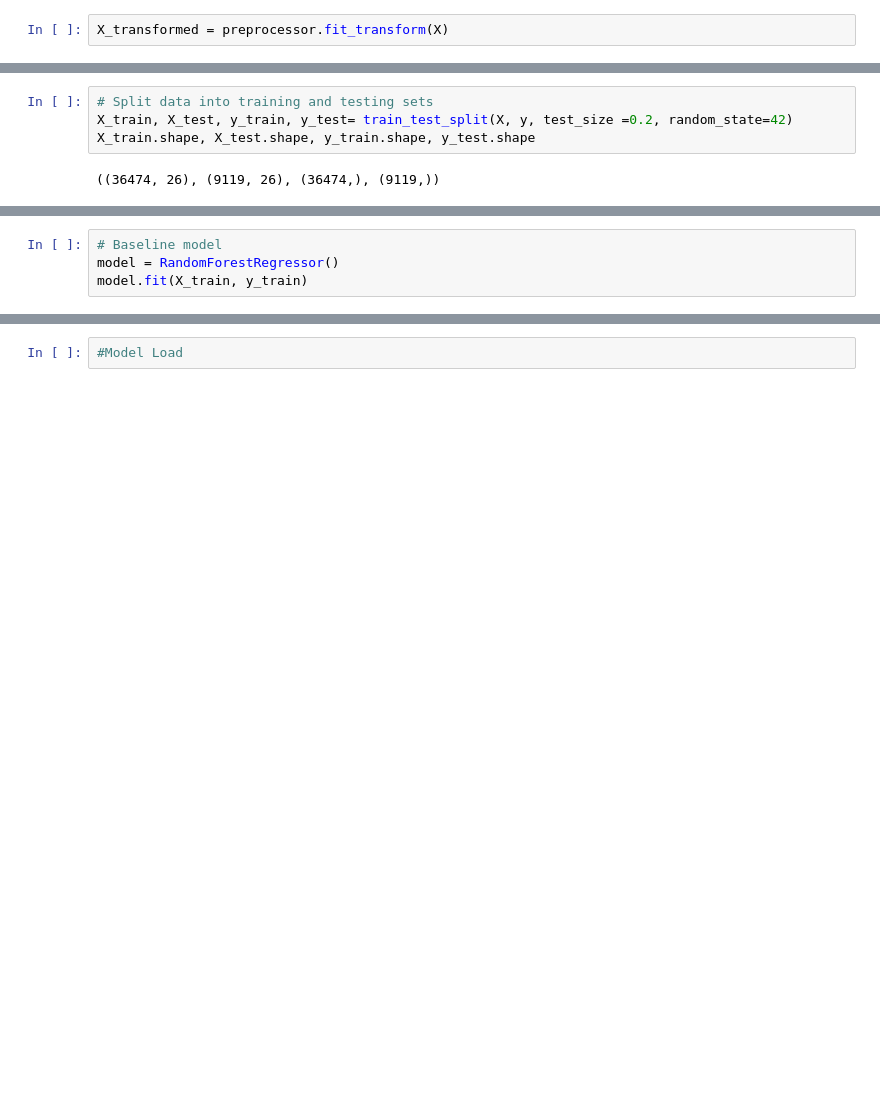
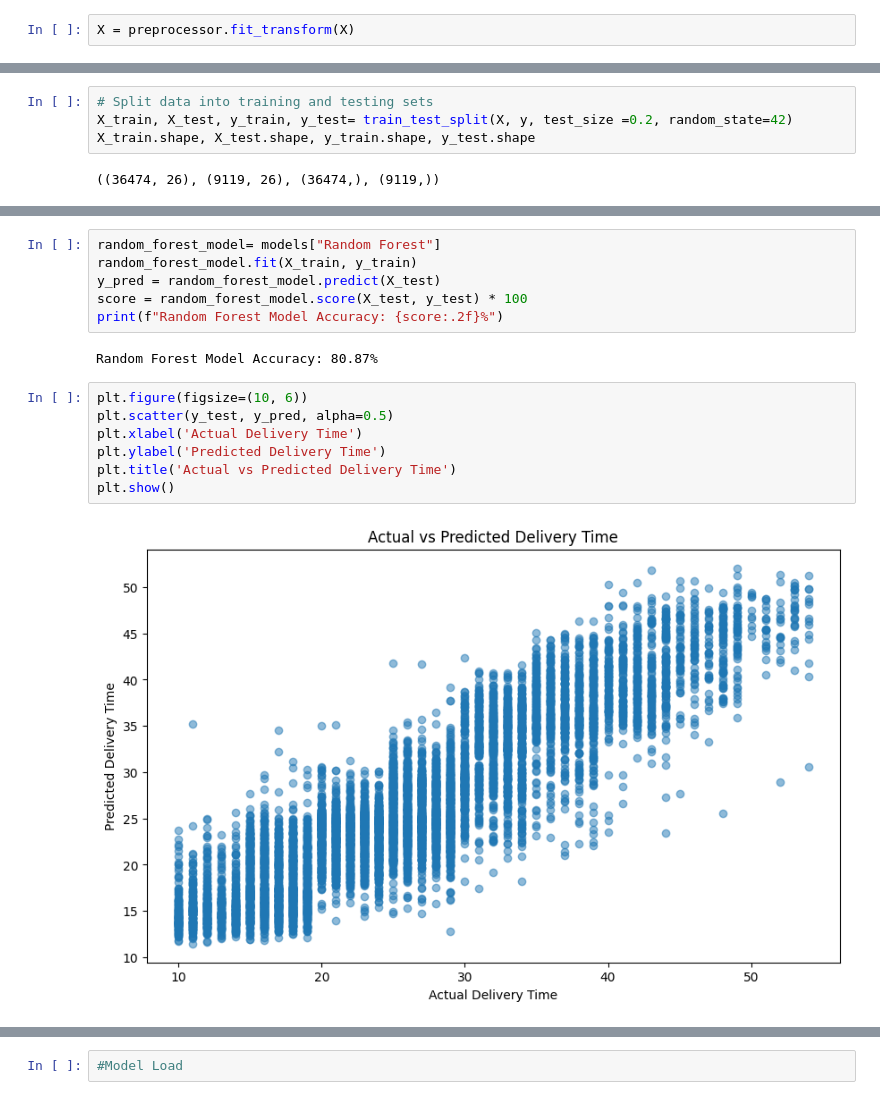
Before and after one commit to ckakgun/customer_delivery_predictor, a Jupyter notebook: notebook/Model_Training.ipynb, the cells around one changed output, grey strips where cells are left out. Saved outputs shown, nothing was run; the diff lists cells and outputs as text; blank space fills up the shorter version.

Commit message:
Created model evaluation metrics, and save the best model and preprocessor.

```diff
--- a/notebook/Model_Training.ipynb
+++ b/notebook/Model_Training.ipynb
@@ -141,7 +141,7 @@ preprocessor = ColumnTransformer(
         ('cat', OneHotEncoder(drop='first', sparse_output=False), categorical_cols)
     ])
 # %%
-X_transformed = preprocessor.fit_transform(X)
+X = preprocessor.fit_transform(X)
 # %%
 X.shape
 # %% [output]
@@ -170,4 +163,0 @@ models = {
-# %%
-# Baseline model
-model = RandomForestRegressor()
-model.fit(X_train, y_train)
@@ -181,0 +247,17 @@ ValueError: could not convert string to float: 'VADRES11DEL01 '
+# %%
+random_forest_model= models["Random Forest"]
+random_forest_model.fit(X_train, y_train)
+y_pred = random_forest_model.predict(X_test)
+score = random_forest_model.score(X_test, y_test) * 100
+print(f"Random Forest Model Accuracy: {score:.2f}%")
+# %% [output]
+Random Forest Model Accuracy: 80.87%
+# %%
+plt.figure(figsize=(10, 6))
+plt.scatter(y_test, y_pred, alpha=0.5)
+plt.xlabel('Actual Delivery Time')
+plt.ylabel('Predicted Delivery Time')
+plt.title('Actual vs Predicted Delivery Time')
+plt.show()
+# %% [output]
+[figure, added]
```
Also changed, not shown: parts of 12 cells of this notebook, 2 other files.
